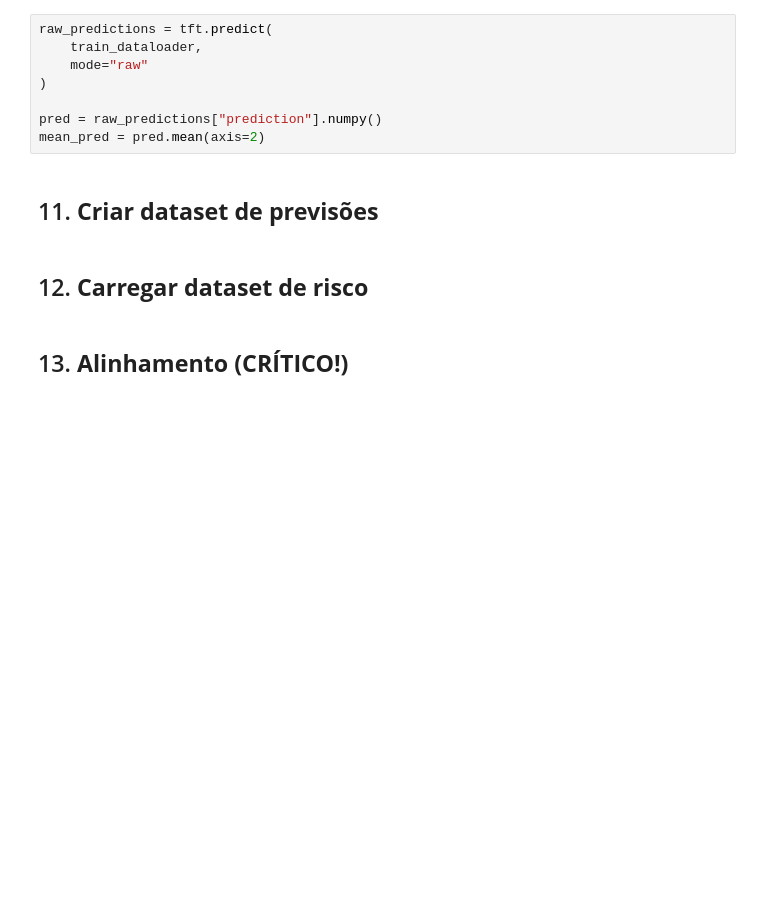
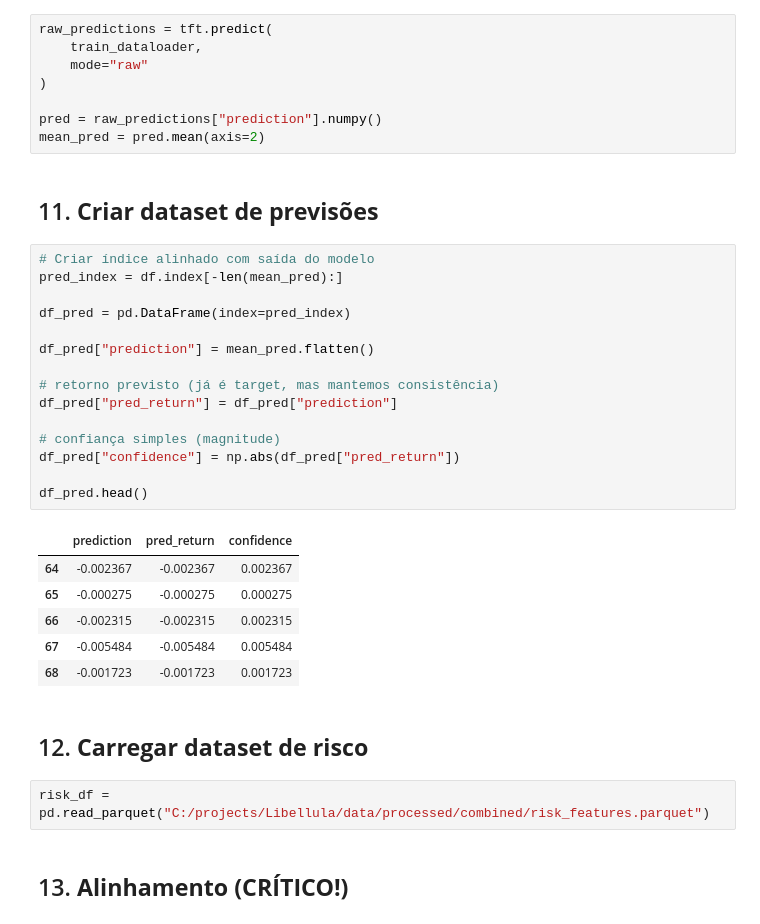
Before and after one commit to miguelrferreiraf/libellula, a Jupyter notebook: notebooks/Predictive_TFT_model/TFT_prdictive_model.ipynb, the cells around one changed output. Cells and saved outputs as stored; diff of their text form; blank space fills up the shorter version.

```diff
--- a/notebooks/Predictive_TFT_model/TFT_prdictive_model.ipynb
+++ b/notebooks/Predictive_TFT_model/TFT_prdictive_model.ipynb
@@ -447,7 +447,31 @@ pred = raw_predictions["prediction"].numpy()
 mean_pred = pred.mean(axis=2)
 # %% [markdown]
 ## 11. **Criar dataset de previsões**
+# %%
+# Criar índice alinhado com saída do modelo
+pred_index = df.index[-len(mean_pred):]
+
+df_pred = pd.DataFrame(index=pred_index)
+
+df_pred["prediction"] = mean_pred.flatten()
+
+# retorno previsto (já é target, mas mantemos consistência)
+df_pred["pred_return"] = df_pred["prediction"]
+
+# confiança simples (magnitude)
+df_pred["confidence"] = np.abs(df_pred["pred_return"])
+
+df_pred.head()
+# %% [output]
+|  | prediction | pred_return | confidence |
+| 64 | -0.002367 | -0.002367 | 0.002367 |
+| 65 | -0.000275 | -0.000275 | 0.000275 |
+| 66 | -0.002315 | -0.002315 | 0.002315 |
+| 67 | -0.005484 | -0.005484 | 0.005484 |
+| 68 | -0.001723 | -0.001723 | 0.001723 |
 # %% [markdown]
 ## 12. **Carregar dataset de risco**
+# %%
+risk_df = pd.read_parquet("C:/projects/Libellula/data/processed/combined/risk_features.parquet")
 # %% [markdown]
 ## 13. **Alinhamento (CRÍTICO!)**
```
Also changed, not shown: parts of 1 cell of this notebook.
